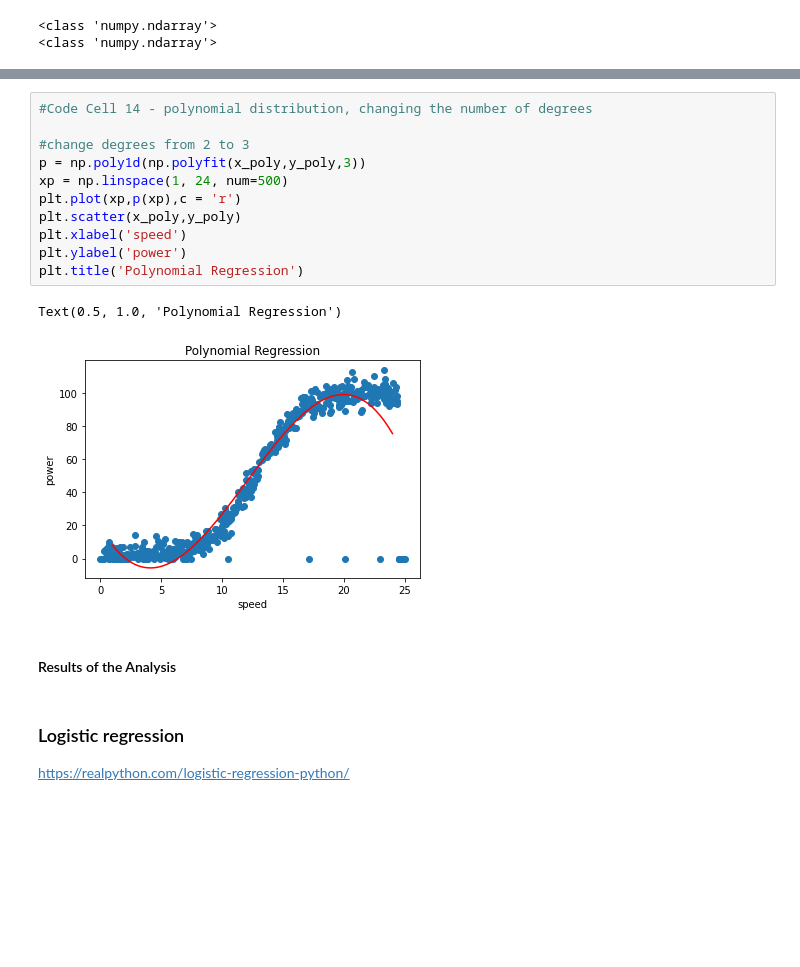
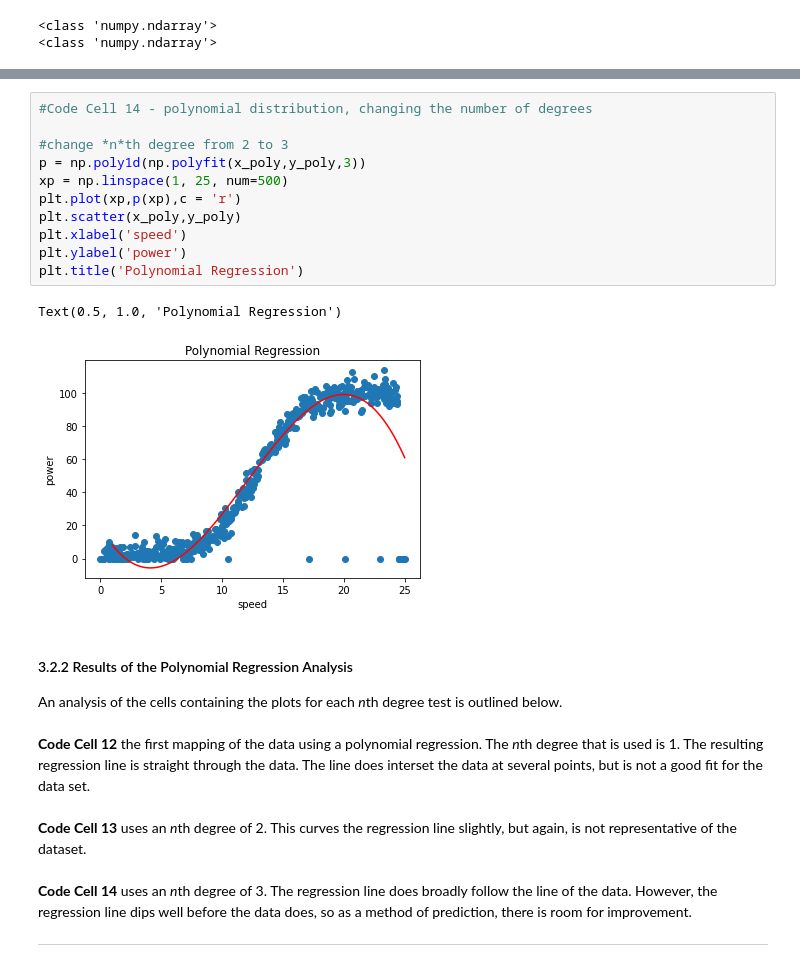
Before and after one commit to sinduff/FDA-Linear-Regression, a Jupyter notebook: Project 2020 - Power Production Analysis.ipynb, the cells around one changed output, grey strips where cells are left out. Saved outputs shown, nothing was run; the diff lists cells and outputs as text; blank space fills up the shorter version.

Commit message:
completeion and review of analysis notebook, completion of ReadMe file

```diff
--- a/Project 2020 - Power Production Analysis.ipynb
+++ b/Project 2020 - Power Production Analysis.ipynb
@@ -281,22 +338,26 @@ Text(0.5, 1.0, 'Polynomial Regression')
 # %%
 #Code Cell 14 - polynomial distribution, changing the number of degrees
 
-#change degrees from 2 to 3
+#change *n*th degree from 2 to 3
 p = np.poly1d(np.polyfit(x_poly,y_poly,3))
-xp = np.linspace(1, 24, num=500)
+xp = np.linspace(1, 25, num=500)
 plt.plot(xp,p(xp),c = 'r')
 plt.scatter(x_poly,y_poly)
 plt.xlabel('speed')
 plt.ylabel('power')
 plt.title('Polynomial Regression')
 # %% [output]
 Text(0.5, 1.0, 'Polynomial Regression')
-[figure, old version]
+[figure, new version]
-# %% [markdown]
-#### Results of the Analysis
-# %% [markdown]
-### Logistic regression
-
-
-
-https://realpython.com/logistic-regression-python/
+# %% [markdown]
+#### 3.2.2 Results of the Polynomial Regression Analysis
+
+An analysis of the cells containing the plots for each *n*th degree test is outlined below.
+<br><br>
+**Code Cell 12** the first mapping of the data using a polynomial regression.  The *n*th degree that is used is 1.  The resulting regression line is straight through the data.  The line does interset the data at several points, but is not a good fit for the data set.
+<br><br>
+**Code Cell 13** uses an *n*th degree of 2.  This curves the regression line slightly, but again, is not representative of the dataset.
+<br><br>
+**Code Cell 14** uses an *n*th degree of 3.  The regression line does broadly follow the line of the data.  However, the regression line dips well before the data does, so as a method of prediction, there is room for improvement.
+<br>
+***
```
Also changed, not shown: parts of 17 cells of this notebook, 3 other files.
